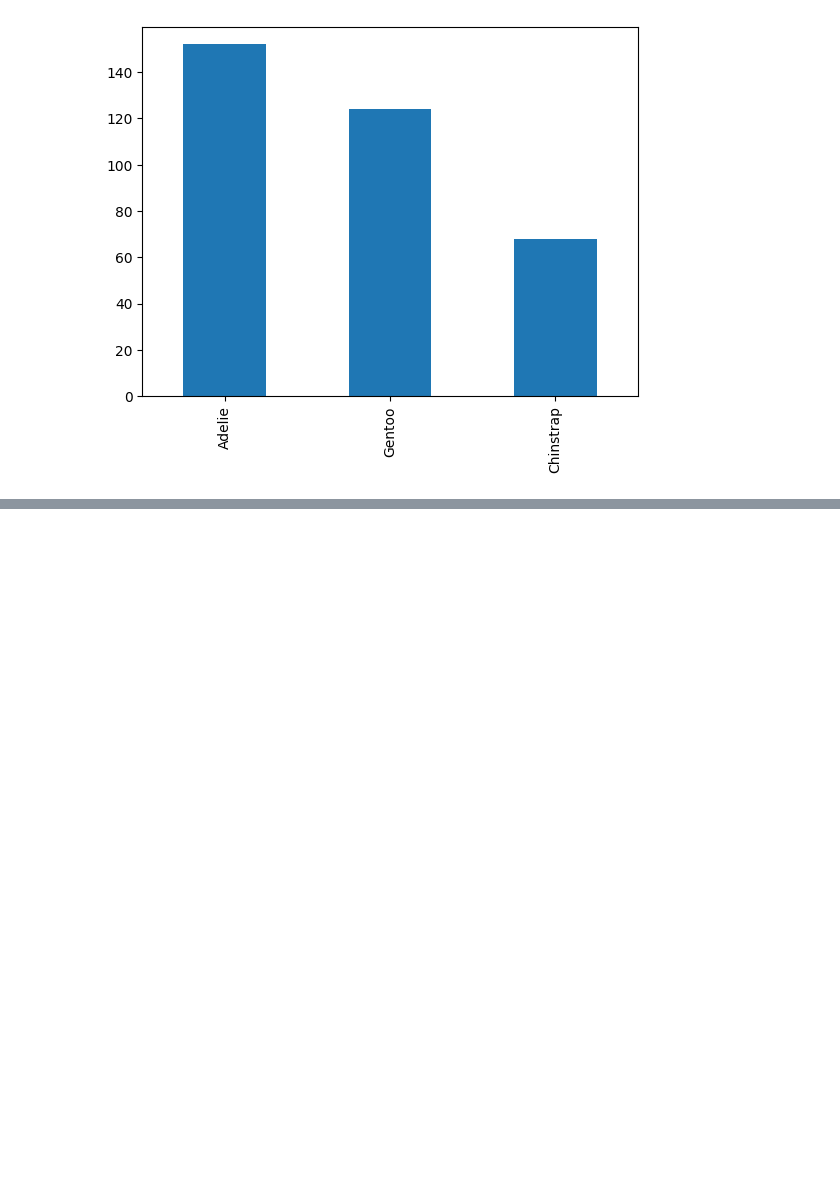
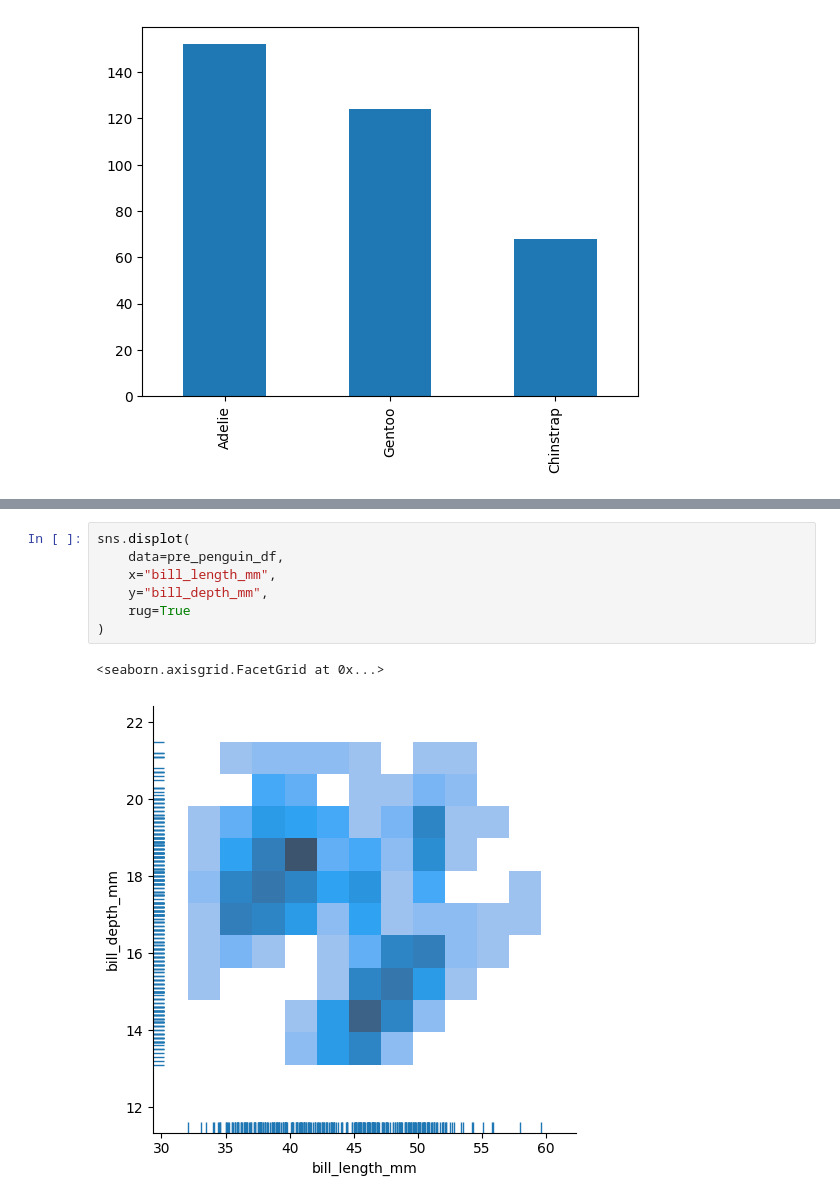
Before and after one commit to rodrigo2000m/apuntes-Data-science, a Jupyter notebook: Análisis de datos/analisis_exploratorio.ipynb, the cells around one changed output, grey strips where cells are left out. Cells and saved outputs as stored; diff of their text form; blank space fills up the shorter version.

```diff
--- a/Análisis de datos/analisis_exploratorio.ipynb
+++ b/Análisis de datos/analisis_exploratorio.ipynb
@@ -126,0 +148,10 @@ pre_penguin_df.describe(include="object")
+# %%
+sns.displot(
+    data=pre_penguin_df,
+    x="bill_length_mm",
+    y="bill_depth_mm",
+    rug=True
+)
+# %% [output]
+<seaborn.axisgrid.FacetGrid at 0x...>
+[figure, added]
```
Also changed, not shown: parts of 25 cells of this notebook, 2 other files.
